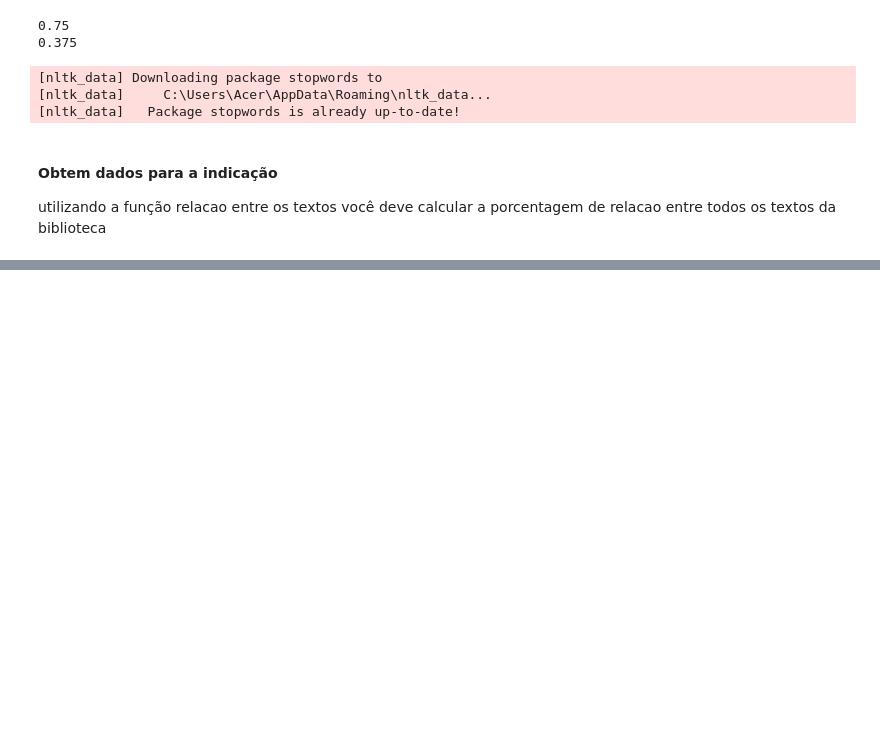
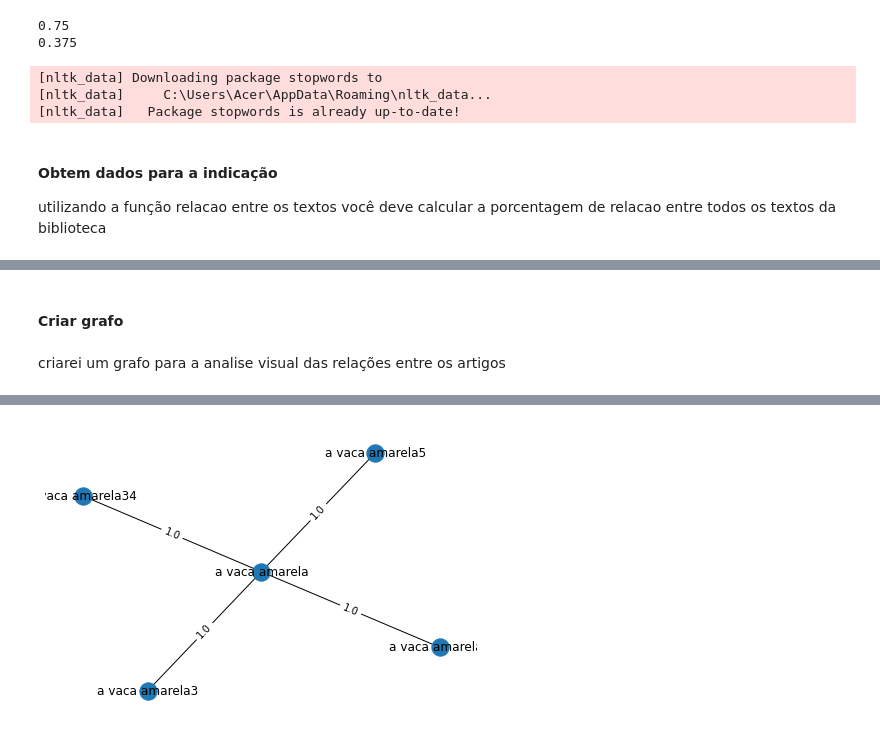
Before and after one commit to liosvaldo/Indicador_de_artigos, a Jupyter notebook: Classes/Artigos.ipynb, the cells around one changed output, grey strips where cells are left out. Drawn from its saved outputs; the diff is of its cells as text; code cells hidden in the pictures; blank space fills up the shorter version.

```diff
--- a/Classes/Artigos.ipynb
+++ b/Classes/Artigos.ipynb
@@ -263,0 +317,10 @@ print(api)
+# %% [markdown]
+
+
+#### Criar grafo
+# %% [markdown]
+criarei um grafo para a analise visual das relações entre os artigos
+# %%
+gerenciador = Artigos()
+gerenciador.criar_grafo(titulo_artigo='a vaca amarela')
+# %% [output]
@@ -263,0 +330 @@ print(api)
+[figure, added]
```
Also changed, not shown: parts of 6 cells of this notebook, 1 other file.
